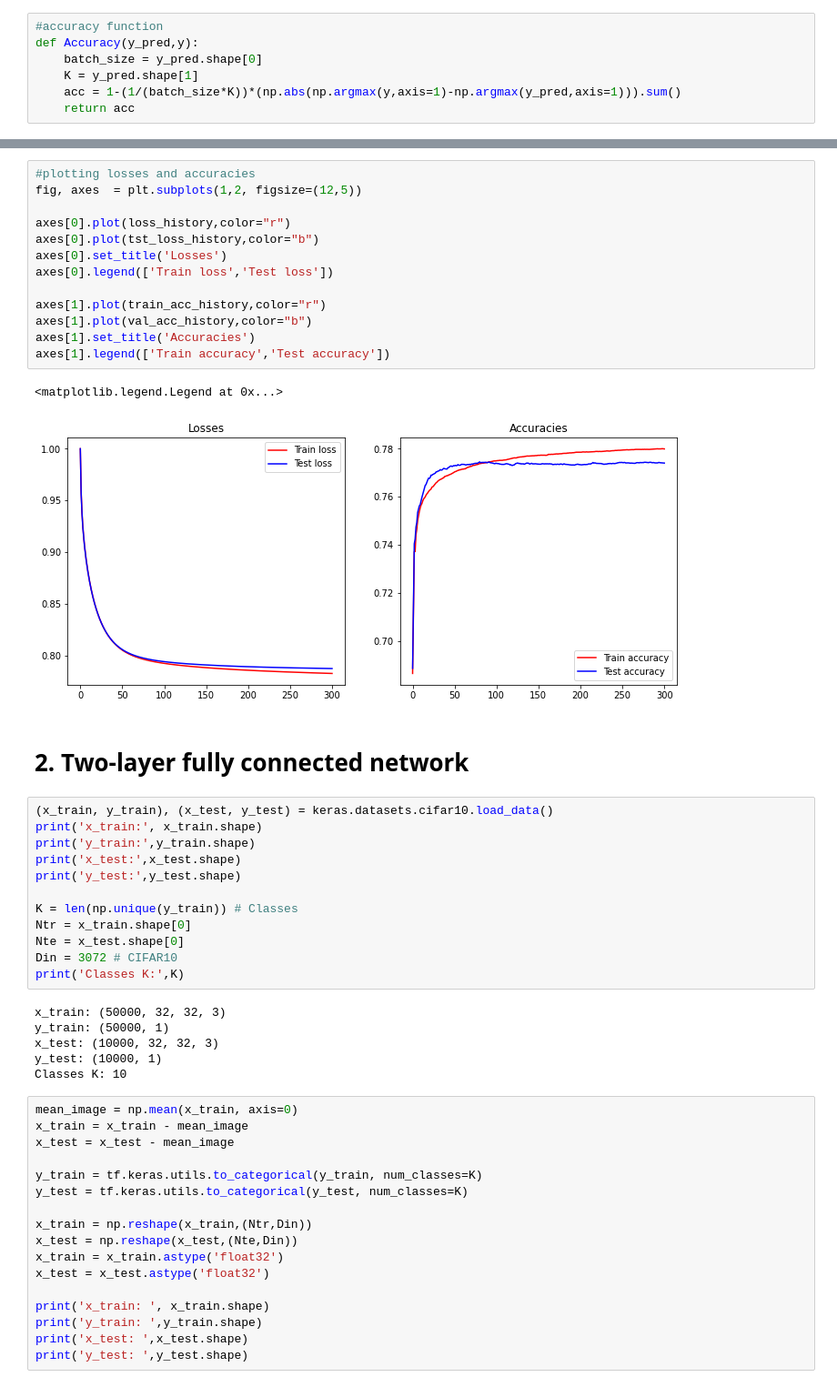
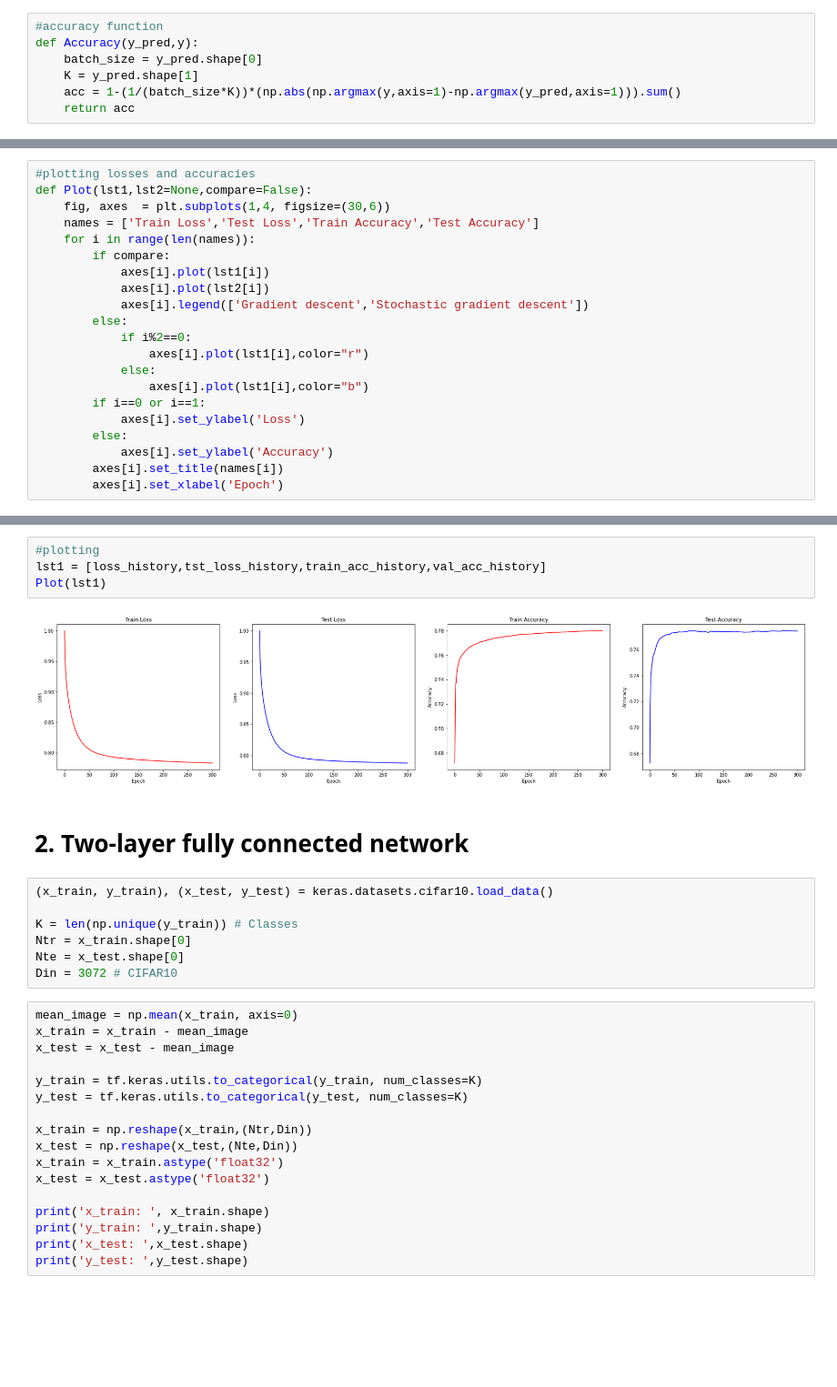
Before and after one commit to DilmiCaldera/Classification-Model-for-CIFAR10, a Jupyter notebook: A04_code.ipynb, the cells around one changed output, grey strips where cells are left out. Shown at 91% size. Saved outputs shown, nothing was run; the diff lists cells and outputs as text; blank space fills up the shorter version.

```diff
--- a/A04_code.ipynb
+++ b/A04_code.ipynb
@@ -127 +128,22 @@ def LinearCls(x_train,y_train,x_test,y_test,K,Din,lr,lr_decay,reg):
+# %%
+#plotting losses and accuracies
+def Plot(lst1,lst2=None,compare=False):
+    fig, axes  = plt.subplots(1,4, figsize=(30,6))
+    names = ['Train Loss','Test Loss','Train Accuracy','Test Accuracy']
+    for i in range(len(names)):
+        if compare:
+            axes[i].plot(lst1[i])
+            axes[i].plot(lst2[i])
+            axes[i].legend(['Gradient descent','Stochastic gradient descent'])
+        else:
+            if i%2==0:
+                axes[i].plot(lst1[i],color="r")
+            else:
+                axes[i].plot(lst1[i],color="b")
+        if i==0 or i==1:
+            axes[i].set_ylabel('Loss')
+        else:
+            axes[i].set_ylabel('Accuracy')
+        axes[i].set_title(names[i])
+        axes[i].set_xlabel('Epoch')
 # %%
@@ -161,39 +189,18 @@ plt.show()
-# %%
-#plotting losses and accuracies
-fig, axes  = plt.subplots(1,2, figsize=(12,5))
-
-axes[0].plot(loss_history,color="r")
-axes[0].plot(tst_loss_history,color="b")
-axes[0].set_title('Losses')
-axes[0].legend(['Train loss','Test loss'])
-
-axes[1].plot(train_acc_history,color="r")
-axes[1].plot(val_acc_history,color="b")
-axes[1].set_title('Accuracies')
-axes[1].legend(['Train accuracy','Test accuracy'])
-# %% [output]
-<matplotlib.legend.Legend at 0x...>
-[figure, removed]
+# %%
+#plotting
+lst1 = [loss_history,tst_loss_history,train_acc_history,val_acc_history]
+Plot(lst1)
+# %% [output]
+[figure, added]
 # %% [markdown]
 # 2. Two-layer fully connected network
 # %%
 (x_train, y_train), (x_test, y_test) = keras.datasets.cifar10.load_data()
-print('x_train:', x_train.shape)
-print('y_train:',y_train.shape)
-print('x_test:',x_test.shape)
-print('y_test:',y_test.shape)
 
 K = len(np.unique(y_train)) # Classes
 Ntr = x_train.shape[0]
 Nte = x_test.shape[0]
 Din = 3072 # CIFAR10
-print('Classes K:',K)
-# %% [output]
-x_train: (50000, 32, 32, 3)
-y_train: (50000, 1)
-x_test: (10000, 32, 32, 3)
-y_test: (10000, 1)
-Classes K: 10
 # %%
 mean_image = np.mean(x_train, axis=0)
 x_train = x_train - mean_image
```
Also changed, not shown: parts of 21 cells of this notebook.
